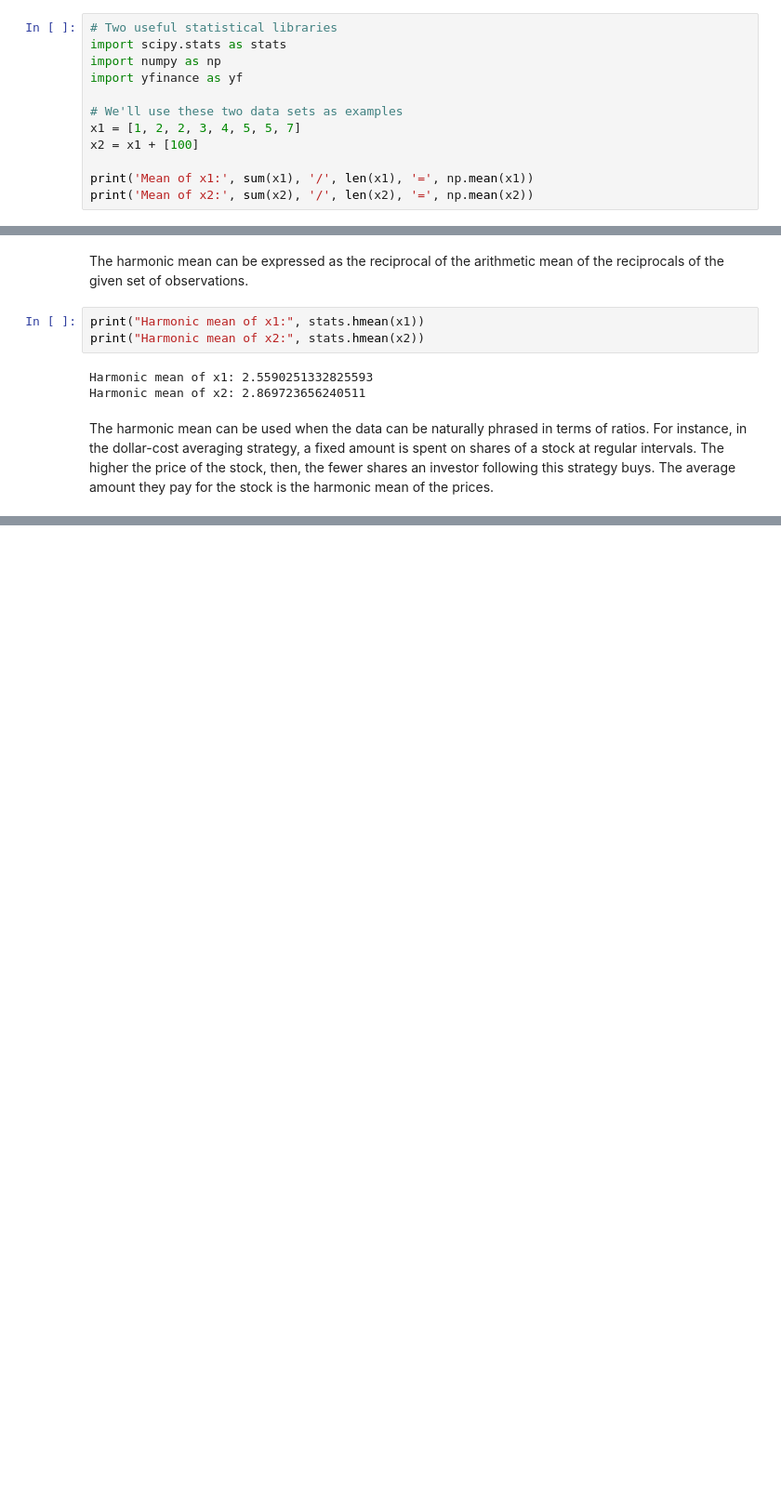
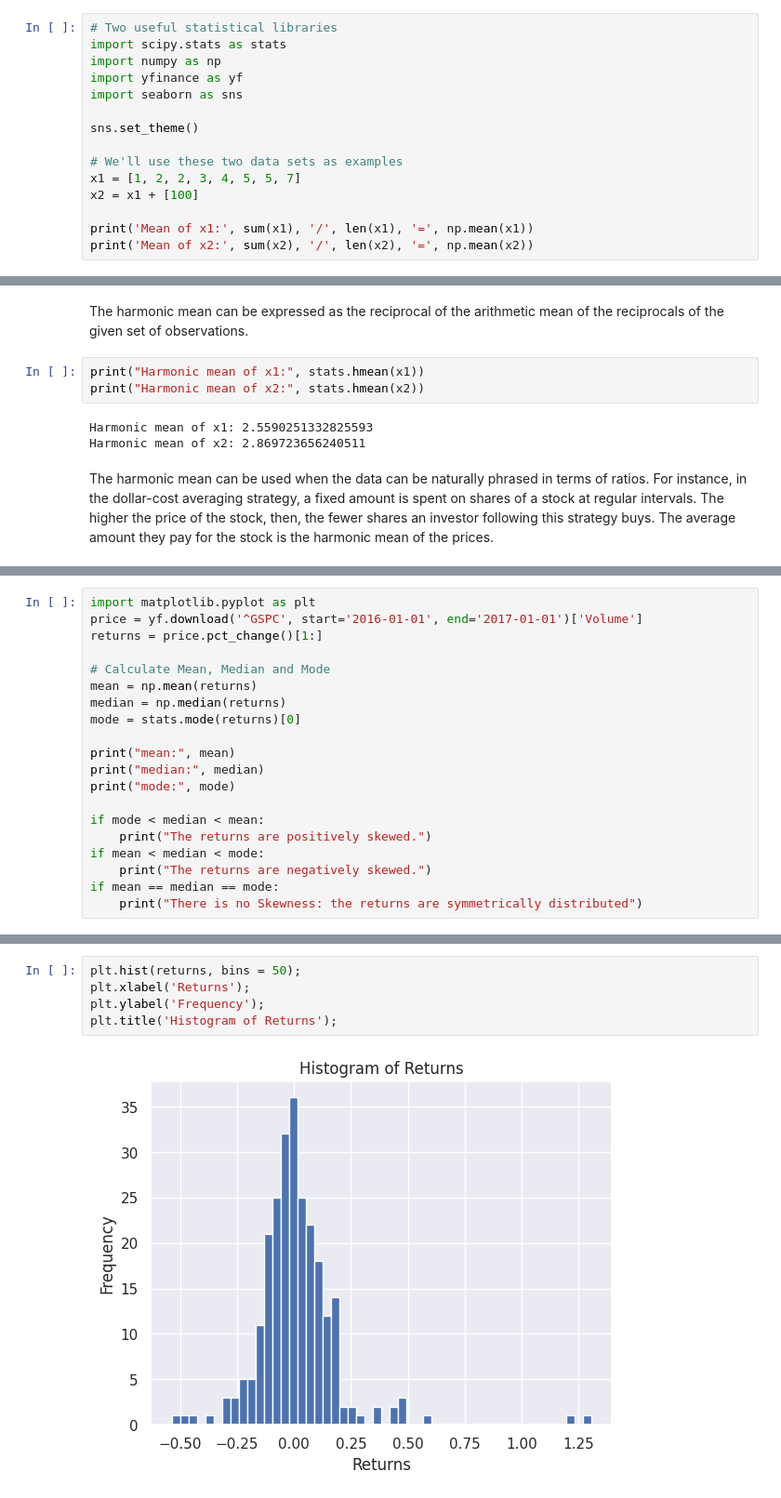
Before and after one commit to JBobbyy/quant-start, a Jupyter notebook: 4-means.ipynb, the cells around one changed output, grey strips where cells are left out. Shown: that part at 93% size. Drawn from its saved outputs; the diff is of its cells as text; blank space fills up the shorter version.

Commit message:
Finished mean lecture.

```diff
--- a/4-means.ipynb
+++ b/4-means.ipynb
@@ -7,6 +7,9 @@
 import scipy.stats as stats
 import numpy as np
 import yfinance as yf
+import seaborn as sns
+
+sns.set_theme()
 
 # We'll use these two data sets as examples
 x1 = [1, 2, 2, 3, 4, 5, 5, 7]
@@ -135,0 +246,20 @@ The harmonic mean can be used when the data can be naturally phrased in terms of
+# %%
+import matplotlib.pyplot as plt
+price = yf.download('^GSPC', start='2016-01-01', end='2017-01-01')['Volume']
+returns = price.pct_change()[1:]
+
+# Calculate Mean, Median and Mode
+mean = np.mean(returns)
+median = np.median(returns)
+mode = stats.mode(returns)[0]
+
+print("mean:", mean)
+print("median:", median)
+print("mode:", mode)
+
+if mode < median < mean:
+    print("The returns are positively skewed.")
+if mean < median < mode:
+    print("The returns are negatively skewed.")
+if mean == median == mode:
+    print("There is no Skewness: the returns are symmetrically distributed")
@@ -135,0 +272,7 @@ The harmonic mean can be used when the data can be naturally phrased in terms of
+# %%
+plt.hist(returns, bins = 50);
+plt.xlabel('Returns');
+plt.ylabel('Frequency');
+plt.title('Histogram of Returns');
+# %% [output]
+[figure, added]
```
Also changed, not shown: parts of 15 cells of this notebook.
